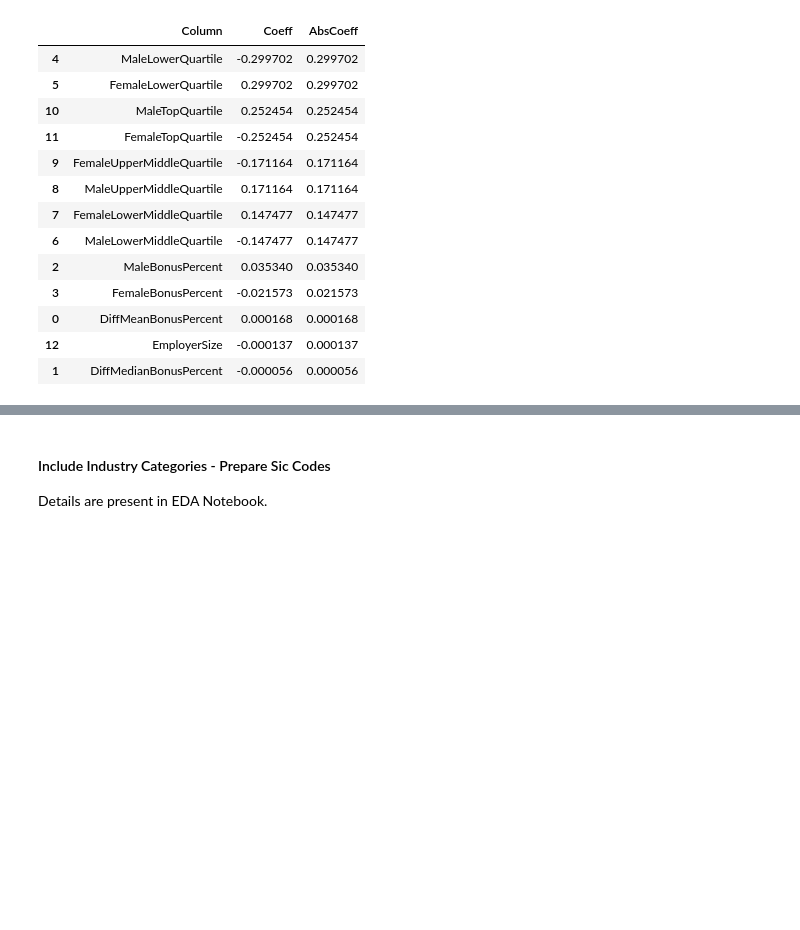
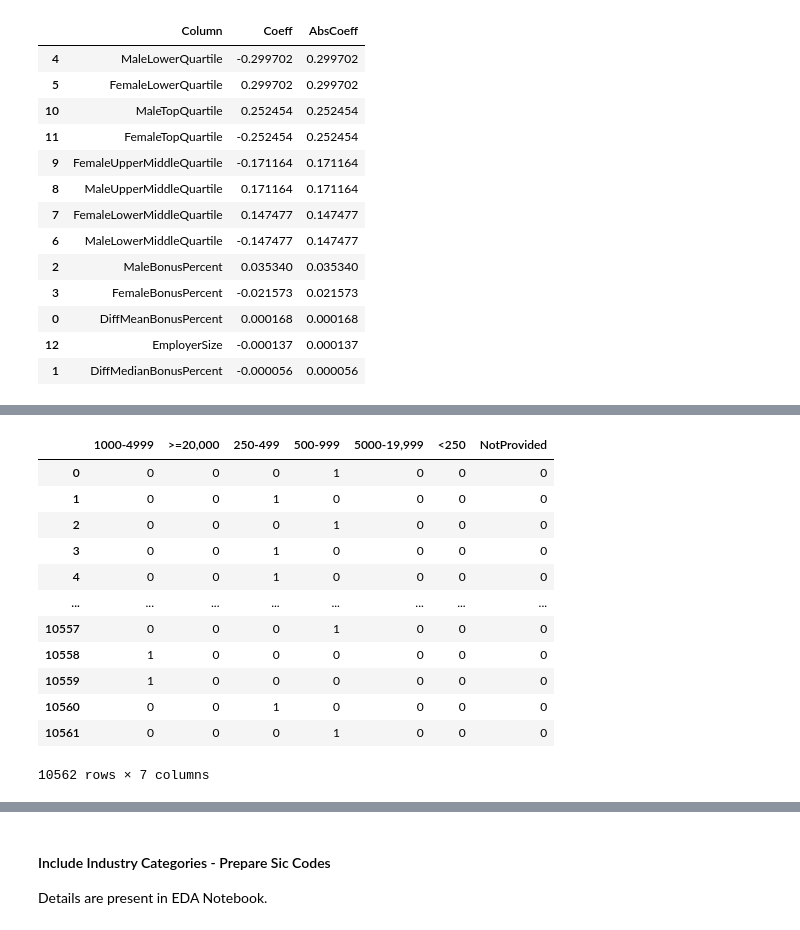
Before and after one commit to Ads2020Group6/data-exploration, a Jupyter notebook: Gov Equalities Office - Modelling.ipynb, the cells around one changed output, grey strips where cells are left out. Cells and saved outputs as stored; diff of their text form; code cells hidden in the pictures; blank space fills up the shorter version.

Commit message:
Hot-encode Employer Size

```diff
--- a/Gov Equalities Office - Modelling.ipynb
+++ b/Gov Equalities Office - Modelling.ipynb
@@ -270,0 +286,24 @@ coeff_df.sort_values(by=["AbsCoeff"], ascending=False)
+# %%
+emp_cats = pd.get_dummies(df['EmployerSize']).rename(
+    columns={"Less than 250":  "<250",
+            "250 to 499":     "250-499",
+            "500 to 999":     "500-999",
+            "1000 to 4999":   "1000-4999",
+            "5000 to 19,999": "5000-19,999",
+            "20,000 or more": ">=20,000",
+            "Not Provided":   "NotProvided"})
+emp_cats
+# %% [output]
+|  | 1000-4999 | >=20,000 | 250-499 | 500-999 | 5000-19,999 | <250 | NotProvided |
+| 0 | 0 | 0 | 0 | 1 | 0 | 0 | 0 |
+| 1 | 0 | 0 | 1 | 0 | 0 | 0 | 0 |
+| 2 | 0 | 0 | 0 | 1 | 0 | 0 | 0 |
+| 3 | 0 | 0 | 1 | 0 | 0 | 0 | 0 |
+| 4 | 0 | 0 | 1 | 0 | 0 | 0 | 0 |
+| ... | ... | ... | ... | ... | ... | ... | ... |
+| 10557 | 0 | 0 | 0 | 1 | 0 | 0 | 0 |
+| 10558 | 1 | 0 | 0 | 0 | 0 | 0 | 0 |
+| 10559 | 1 | 0 | 0 | 0 | 0 | 0 | 0 |
+| 10560 | 0 | 0 | 1 | 0 | 0 | 0 | 0 |
+| 10561 | 0 | 0 | 0 | 1 | 0 | 0 | 0 |
+10562 rows × 7 columns
```
Also changed, not shown: parts of 11 cells of this notebook.
